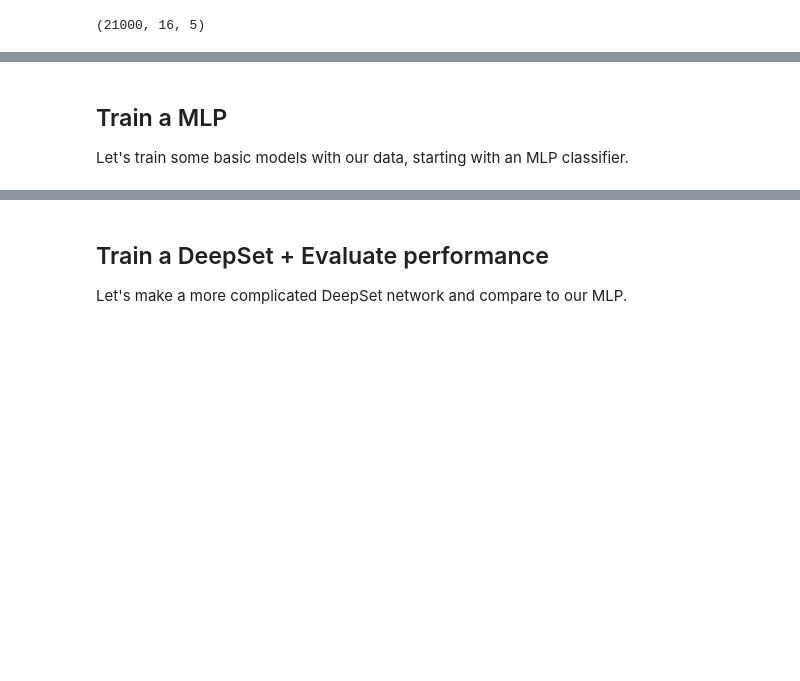
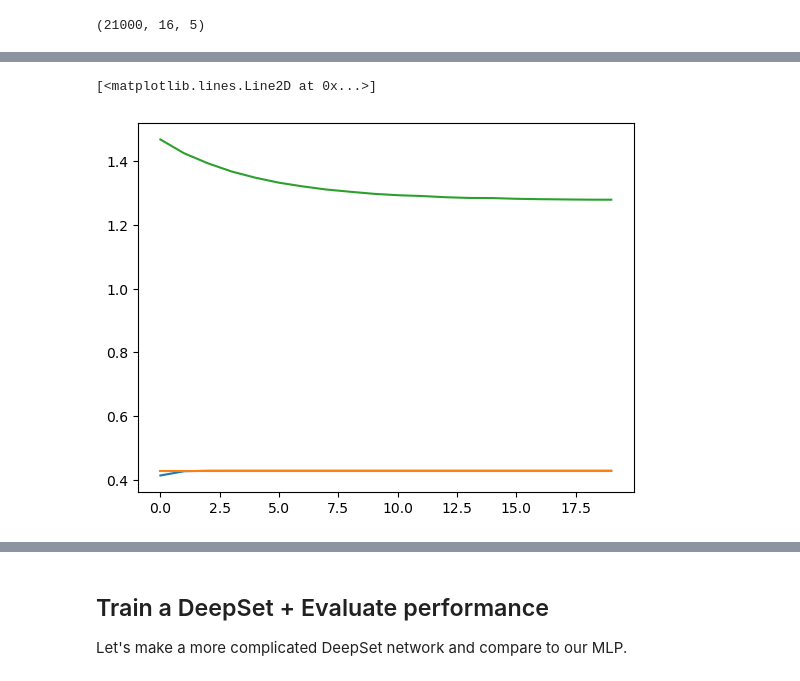
Before and after one commit to Dsabadjiev/fastmlHackathon2026, a Jupyter notebook: mlp_on_more_data.ipynb, the cells around one changed output, grey strips where cells are left out. Cells and saved outputs as stored; diff of their text form; code cells hidden in the pictures; blank space fills up the shorter version.

```diff
--- a/mlp_on_more_data.ipynb
+++ b/mlp_on_more_data.ipynb
@@ -330,0 +348,39 @@ train/val/test: 12600 1680 6720
+# %%
+# Transformer class
+
+class TransformerBlock(layers.Layer):
+
+    def __init__(self,embed_dim,num_heads,ff_dim,dropout=0.1):
+        super().__init__()
+
+        self.attention = layers.MultiHeadAttention(
+            num_heads=num_heads,
+            key_dim=embed_dim // num_heads,
+            dropout=dropout
+        )
+
+        self.ffn = keras.Sequential([
+            layers.Dense(ff_dim, activation="gelu"),
+            layers.Dropout(dropout),
+            layers.Dense(embed_dim),
+        ])
+
+        self.norm1 = layers.LayerNormalization(epsilon=1e-6)
+        self.norm2 = layers.LayerNormalization(epsilon=1e-6)
+
+        self.dropout1 = layers.Dropout(dropout)
+        self.dropout2 = layers.Dropout(dropout)
+
+    def call(self, x, training=None):
+
+        attention_output = self.attention(x,x,training=training)
+
+        x = self.norm1(
+            x + self.dropout1(attention_output,training=training)
+        )
+
+        ffn_output = self.ffn(x,training=training)
+
+        x = self.norm2(x + self.dropout2(ffn_output,training=training))
+
+        return x
@@ -331,3 +524,10 @@ train/val/test: 12600 1680 6720
+# %%
+plt.plot(history.history['accuracy'])
+plt.plot(history.history['val_accuracy'])
+plt.plot(history.history['val_loss'])
+# %% [output]
+[<matplotlib.lines.Line2D at 0x...>]
+[figure, added]
 # %%
 # X_train_t = torch.from_numpy(X_train).float()
 # y_train_t = torch.from_numpy(y_train).long()
@@ -336,7 +536,3 @@ train/val/test: 12600 1680 6720
 # X_test_t = torch.from_numpy(X_test).float()
 # y_test_t = torch.from_numpy(y_test).long()
 n_classes = int(y.max()) + 1
-# %% [markdown]
-## Train a MLP
-
-Let's train some basic models with our data, starting with an MLP classifier.
```
Also changed, not shown: parts of 7 cells of this notebook, 1 other file.
